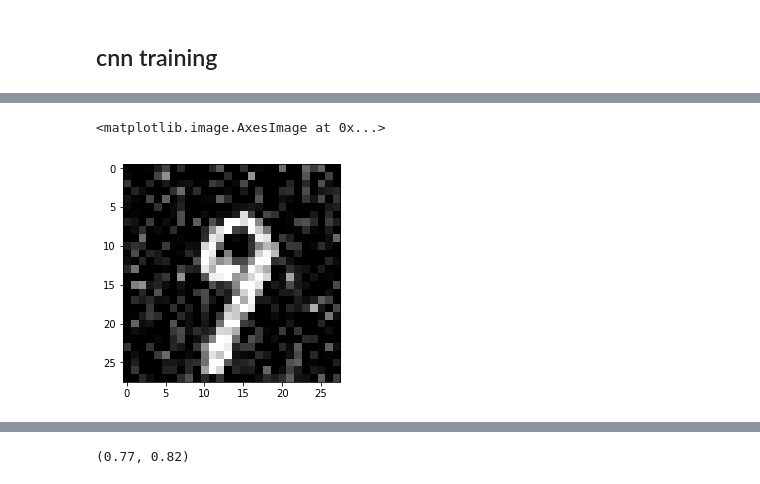
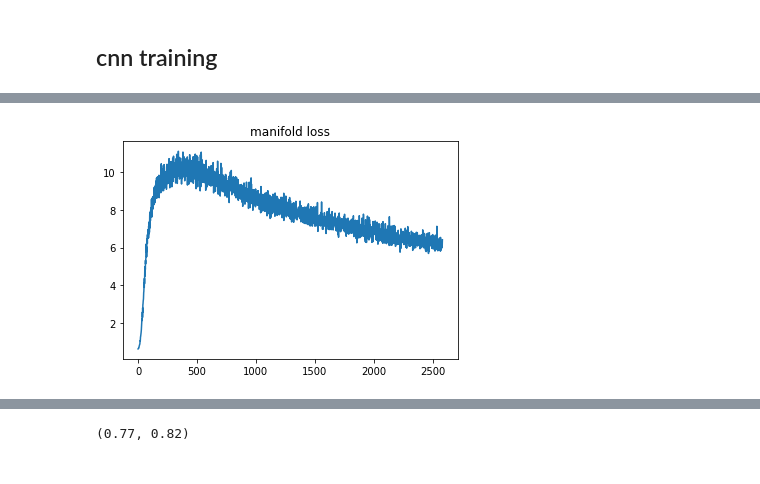
Before and after one commit to bruno-31/toy_ssl, a Jupyter notebook: mnist_experiments-reference.ipynb, the cells around one changed output, grey strips where cells are left out. Saved outputs shown, nothing was run; the diff lists cells and outputs as text; code cells hidden in the pictures.

```diff
--- a/mnist_experiments-reference.ipynb
+++ b/mnist_experiments-reference.ipynb
@@ -277,14 +294,13 @@ def ema_getter(getter, name, *args, **kwargs):
     ema_var = ema.average(var)
     return ema_var if ema_var else var
 # %%
-with tf.variable_scope("",reuse=tf.AUTO_REUSE):
-    ema = tf.train.ExponentialMovingAverage(decay=0.999)
-    dvars = tf.get_collection(tf.GraphKeys.TRAINABLE_VARIABLES,scope='classifier')
-    maintain_averages_op = ema.apply(dvars)
+ema = tf.train.ExponentialMovingAverage(decay=0.999)
+dvars = tf.get_collection(tf.GraphKeys.TRAINABLE_VARIABLES,scope='classifier')
+maintain_averages_op = ema.apply(dvars)
 
-    with tf.control_dependencies([train_op]):
-        train_op = tf.group(maintain_averages_op)
+with tf.control_dependencies([train_op]):
+    train_op = tf.group(maintain_averages_op)
 
-    logits_ema = lenet(inp, training_cnn, getter=ema_getter)
-    correct_prediction_ema = tf.equal(tf.argmax(logits_ema,1),lbl)
-    accuracy_ema = tf.reduce_mean(tf.cast(correct_prediction_ema, tf.float32))
+logits_ema = lenet(inp, training_cnn, getter=ema_getter)
+correct_prediction_ema = tf.equal(tf.argmax(logits_ema,1),lbl)
+accuracy_ema = tf.reduce_mean(tf.cast(correct_prediction_ema, tf.float32))
@@ -396 +427,7 @@ plt.ylim([0.81,0.84])
+# %%
+plt.plot(con_loss)
+plt.title('manifold loss')
+plt.show()
+# %% [output]
+[figure, added]
 # %%
@@ -398,5 +434,0 @@ xx,yy=sess.run([samples,samples+p1],{is_training_pl:False})
-# %%
-plt.imshow(np.squeeze(yy[2]),cmap='gray',vmin=0,vmax=1)
-# %% [output]
-<matplotlib.image.AxesImage at 0x...>
-[figure, removed]
```
Also changed, not shown: parts of 10 cells of this notebook.
